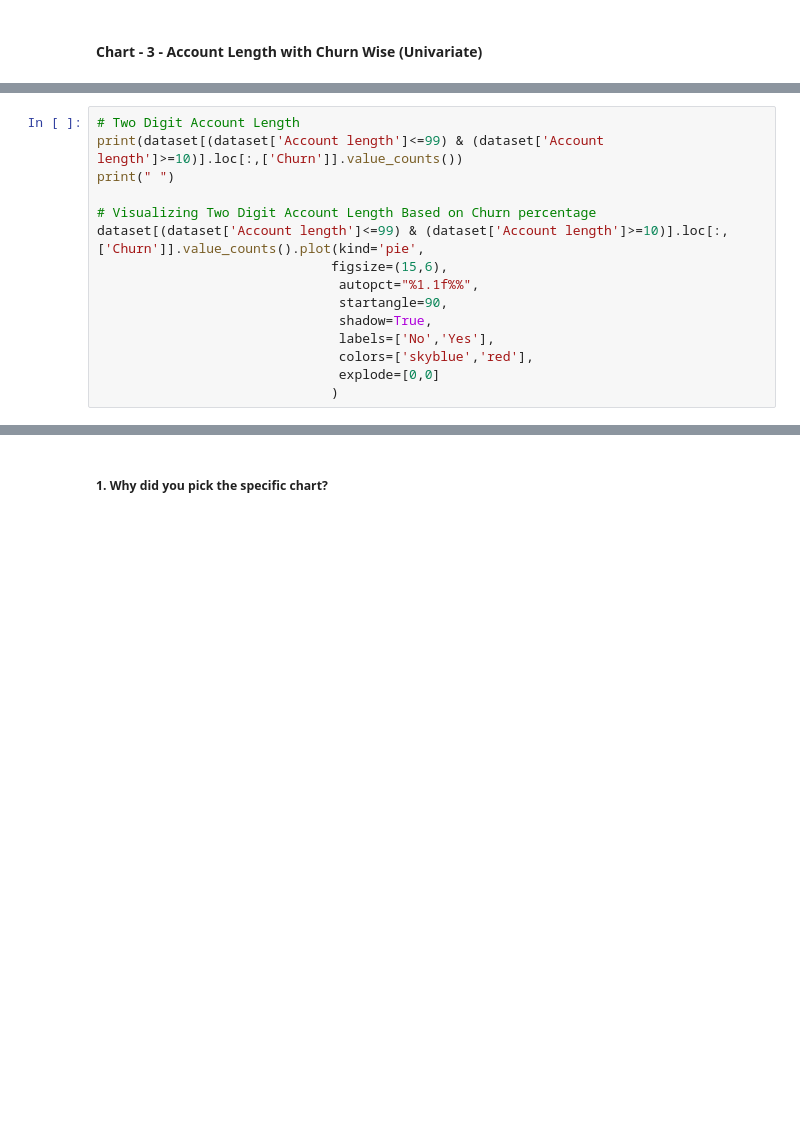
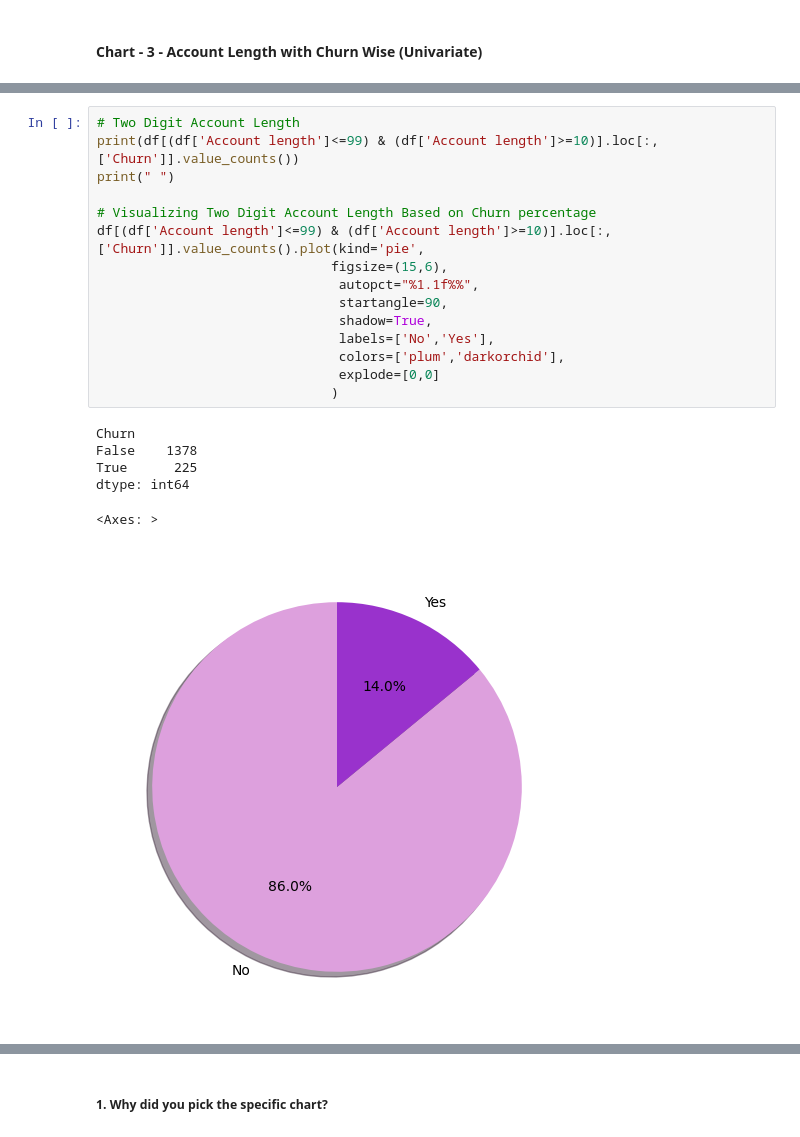
Before and after one commit to AnujRameshRindhe/EDA_Telecom_Churn_analysis, a Jupyter notebook: Telecom_churn_analysis.ipynb, the cells around one changed output, grey strips where cells are left out. Saved outputs shown, nothing was run; the diff lists cells and outputs as text; blank space fills up the shorter version.

```diff
--- a/Telecom_churn_analysis.ipynb
+++ b/Telecom_churn_analysis.ipynb
@@ -879,17 +945,24 @@ dataset[dataset['Account length']<=9].loc[:,['Churn']].value_counts().plot(kind=
 # %%
 # Two Digit Account Length
-print(dataset[(dataset['Account length']<=99) & (dataset['Account length']>=10)].loc[:,['Churn']].value_counts())
+print(df[(df['Account length']<=99) & (df['Account length']>=10)].loc[:,['Churn']].value_counts())
 print(" ")
 
 # Visualizing Two Digit Account Length Based on Churn percentage
-dataset[(dataset['Account length']<=99) & (dataset['Account length']>=10)].loc[:,['Churn']].value_counts().plot(kind='pie',
+df[(df['Account length']<=99) & (df['Account length']>=10)].loc[:,['Churn']].value_counts().plot(kind='pie',
                               figsize=(15,6),
                                autopct="%1.1f%%",
                                startangle=90,
                                shadow=True,
                                labels=['No','Yes'],
-                               colors=['skyblue','red'],
+                               colors=['plum','darkorchid'],
                                explode=[0,0]
                               )
+# %% [output]
+Churn
+False    1378
+True      225
+dtype: int64
+<Axes: >
+[figure, added]
 # %%
 # Three Digit Account Length
```
Also changed, not shown: parts of 48 cells of this notebook.
